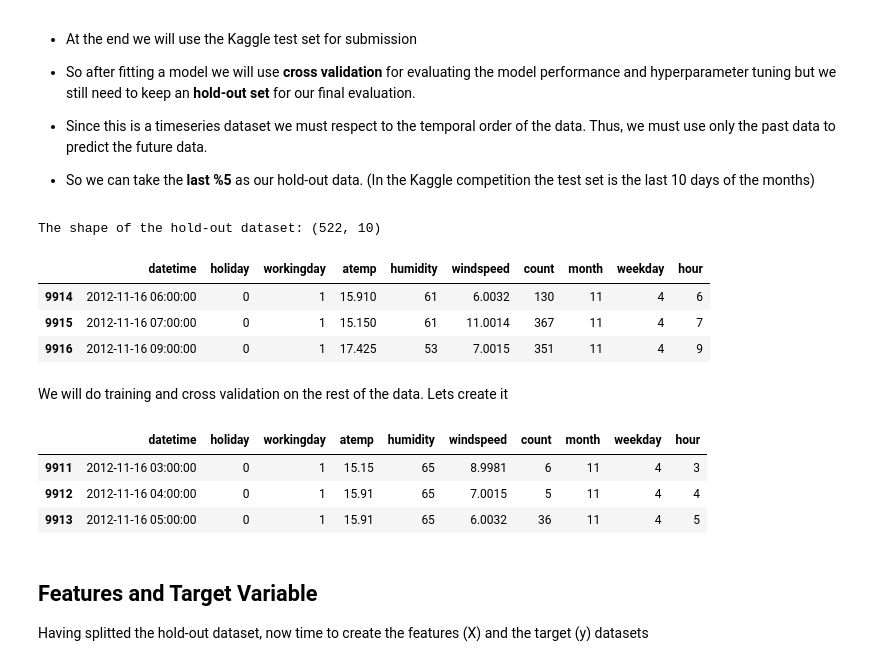
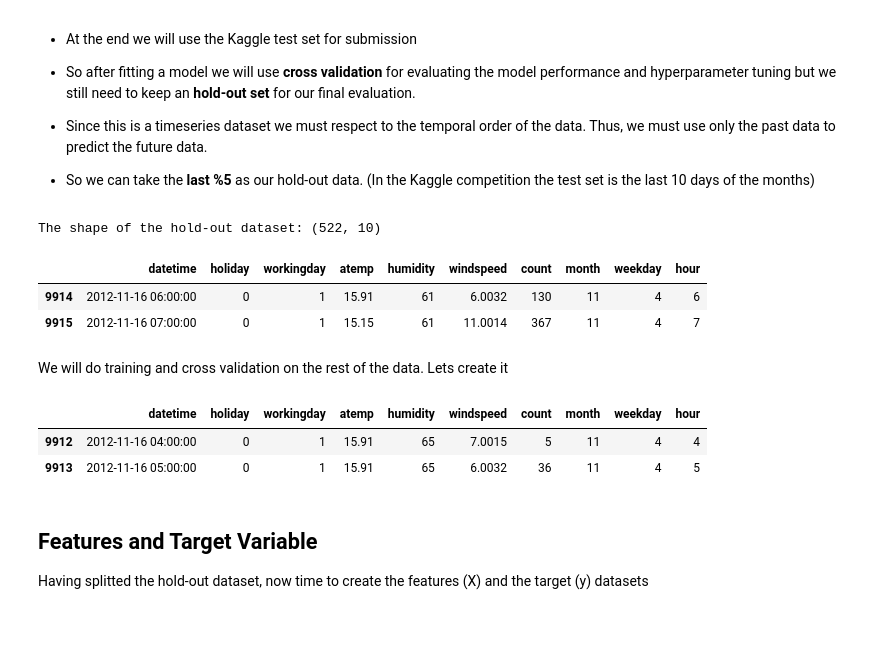
Before and after one commit to hrngok/hrngok.github.io, a Jupyter notebook: output/posts/bikeshare part3/index.ipynb, the cells around one changed output. Cells and saved outputs as stored; diff of their text form; code cells hidden in the pictures; blank space fills up the shorter version.

```diff
--- a/output/posts/bikeshare part3/index.ipynb
+++ b/output/posts/bikeshare part3/index.ipynb
@@ -81,27 +79,25 @@ bike_data.head(3)
 # %%
 # Find the starting indice of the last five percent
 last_five_percent_ind= int(len(bike_data)* 0.95)
 last_five_percent_ind
 
 # Create the hold-out dataset
 hold_out_df=bike_data.reset_index().iloc[last_five_percent_ind: ,:]
 
 print("The shape of the hold-out dataset:", hold_out_df.shape)
-hold_out_df.head(3)
+hold_out_df.head(2)
 # %% [output]
 The shape of the hold-out dataset: (522, 10)
 |  | datetime | holiday | workingday | atemp | humidity | windspeed | count | month | weekday | hour |
-| 9914 | 2012-11-16 06:00:00 | 0 | 1 | 15.910 | 61 | 6.0032 | 130 | 11 | 4 | 6 |
-| 9915 | 2012-11-16 07:00:00 | 0 | 1 | 15.150 | 61 | 11.0014 | 367 | 11 | 4 | 7 |
-| 9916 | 2012-11-16 09:00:00 | 0 | 1 | 17.425 | 53 | 7.0015 | 351 | 11 | 4 | 9 |
+| 9914 | 2012-11-16 06:00:00 | 0 | 1 | 15.91 | 61 | 6.0032 | 130 | 11 | 4 | 6 |
+| 9915 | 2012-11-16 07:00:00 | 0 | 1 | 15.15 | 61 | 11.0014 | 367 | 11 | 4 | 7 |
 # %% [markdown]
 We will do training and cross validation on the rest of the data. Lets create it
 # %%
 data= bike_data.reset_index().iloc[:last_five_percent_ind, :]
-data.tail(3)
+data.tail(2)
 # %% [output]
 |  | datetime | holiday | workingday | atemp | humidity | windspeed | count | month | weekday | hour |
-| 9911 | 2012-11-16 03:00:00 | 0 | 1 | 15.15 | 65 | 8.9981 | 6 | 11 | 4 | 3 |
 | 9912 | 2012-11-16 04:00:00 | 0 | 1 | 15.91 | 65 | 7.0015 | 5 | 11 | 4 | 4 |
 | 9913 | 2012-11-16 05:00:00 | 0 | 1 | 15.91 | 65 | 6.0032 | 36 | 11 | 4 | 5 |
 # %% [markdown]
```
Also changed, not shown: parts of 4 cells of this notebook, 44 other files.
